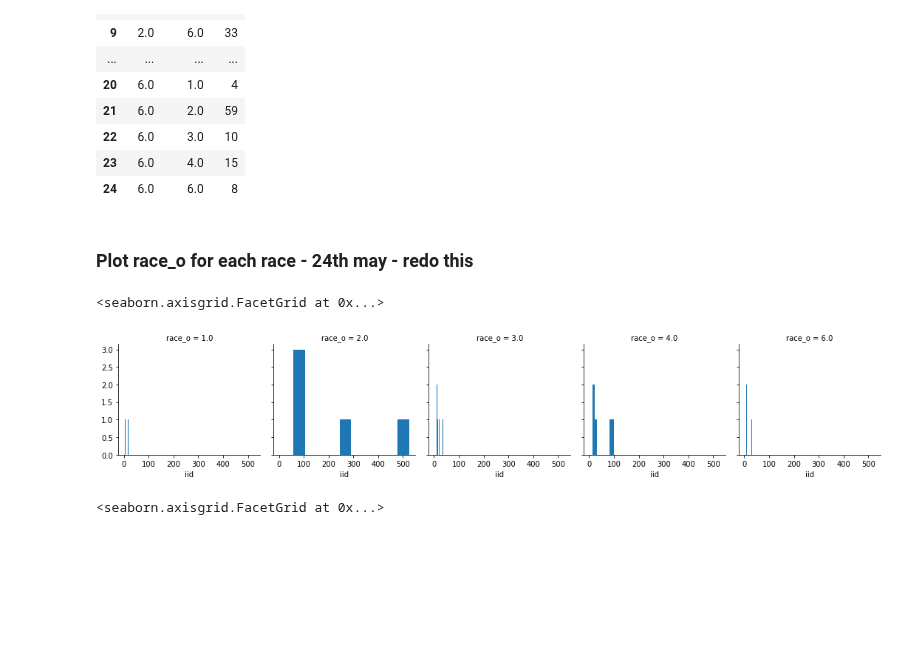
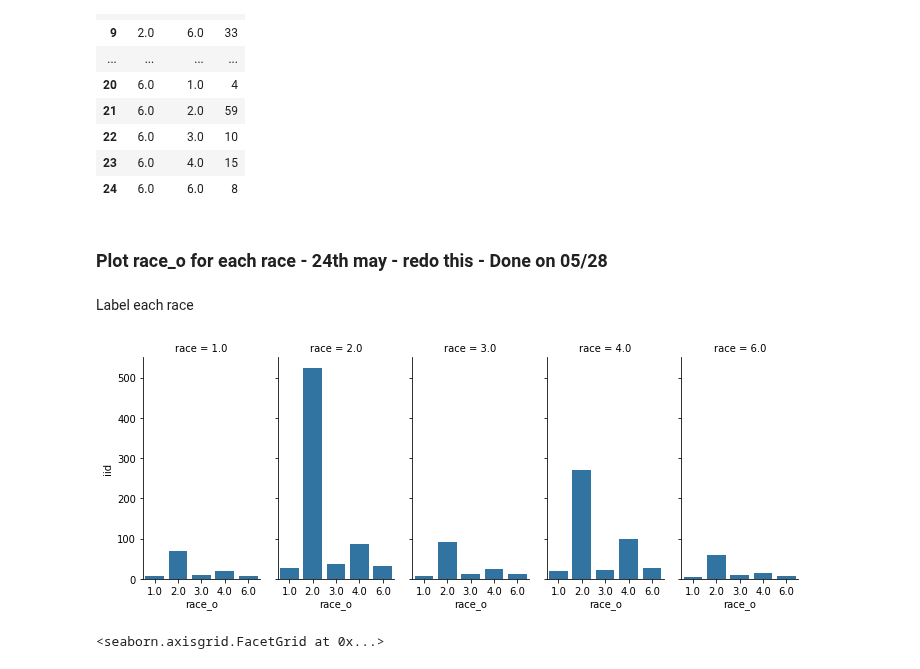
Before and after one commit to kshitijasankhe/SpeedDatingDataset, a Jupyter notebook: Findings.ipynb, the cells around one changed output. Drawn from its saved outputs; the diff is of its cells as text; code cells hidden in the pictures; blank space fills up the shorter version.

```diff
--- a/Findings.ipynb
+++ b/Findings.ipynb
@@ -422,9 +592,10 @@ Fprefrace
 # %% [markdown]
-### Plot race_o for each race - 24th may - redo this
+### Plot race_o for each race - 24th may - redo this - Done on 05/28
+# %% [markdown]
+Label each race
 # %%
-g = sns.FacetGrid(Fprefrace, col="race_o")
-g.map(plt.hist, "iid")
+g = sns.FacetGrid(Fprefrace, col="race", height=4, aspect=.5)
+g.map(sns.barplot, "race_o", "iid");
 # %% [output]
-<seaborn.axisgrid.FacetGrid at 0x...>
-[figure, old version]
+[figure, new version]
 # %%
```
Also changed, not shown: parts of 57 cells of this notebook.
